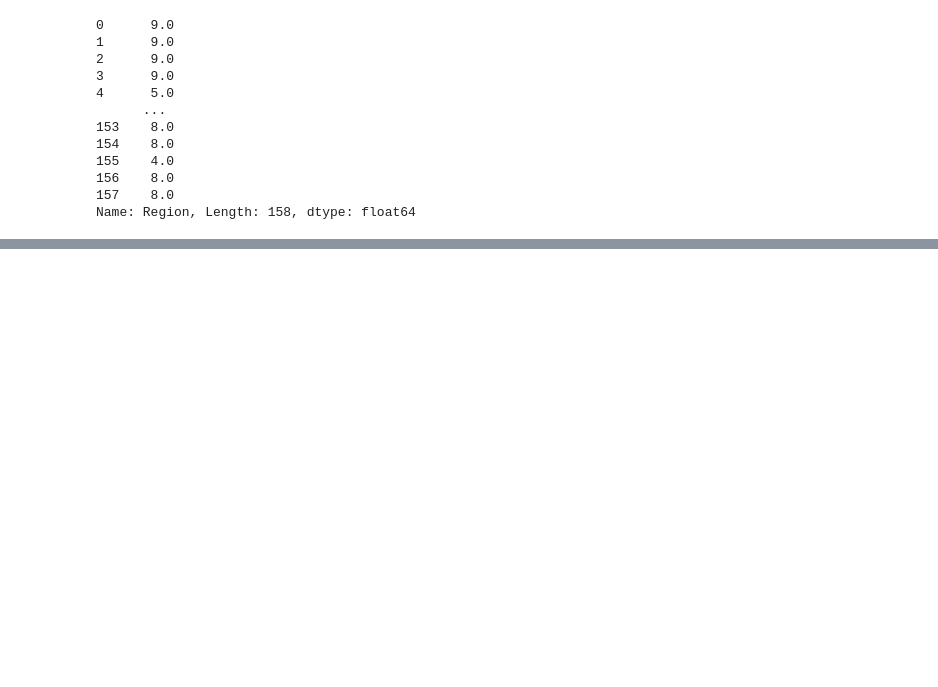
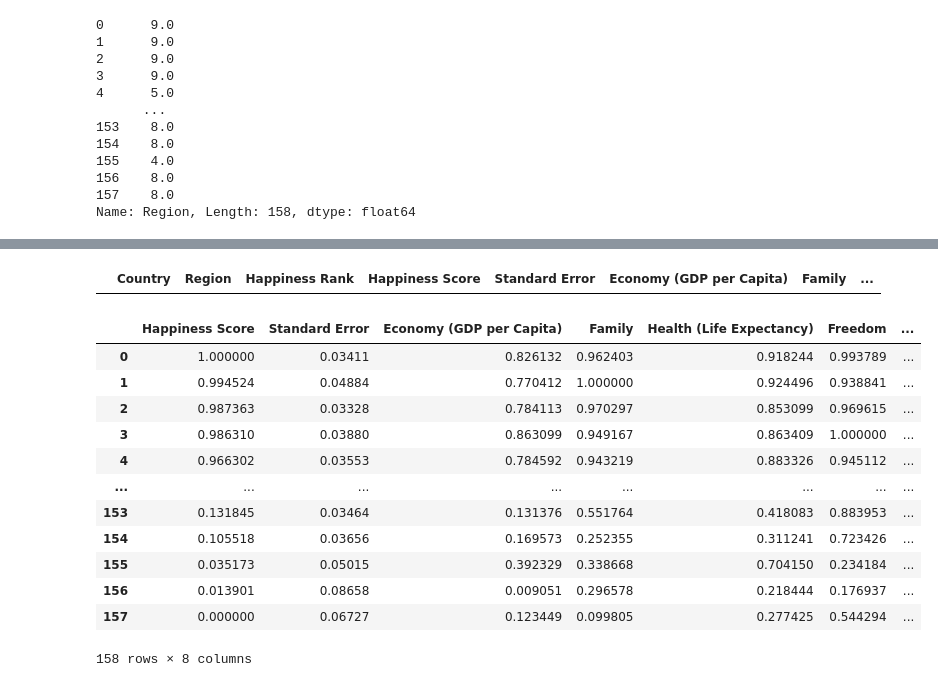
Before and after one commit to Danish3848/F20DL, a Jupyter notebook: Testing_out_Datasets.ipynb, the cells around one changed output, grey strips where cells are left out. Saved outputs shown, nothing was run; the diff lists cells and outputs as text; code cells hidden in the pictures; blank space fills up the shorter version.

Commit message:
Removed unusable columns and did standardization

```diff
--- a/Testing_out_Datasets.ipynb
+++ b/Testing_out_Datasets.ipynb
@@ -191,0 +186,5 @@ Name: Happiness Score, dtype: float64
+# %%
+scaler = MinMaxScaler()
+attr = ['Happiness Score','Family','Health (Life Expectancy)','Economy (GDP per Capita)','Freedom','Dystopia Residual','Trust (Government Corruption)']
+# %%
+happiness[attr] = pd.DataFrame(scaler.fit_transform(happiness[attr].values), columns=attr)
@@ -191,0 +200,25 @@ Name: Happiness Score, dtype: float64
+# %%
+null_rows=happiness[happiness.isnull().any(axis=1)].head()
+null_rows
+# %% [output]
+|  | Country | Region | Happiness Rank | Happiness Score | Standard Error | Economy (GDP per Capita) | Family | ... |
+# %%
+happiness=happiness.drop("Generosity", axis=1)
+happiness=happiness.drop("Region", axis=1)
+happiness=happiness.drop("Country", axis=1)
+happiness=happiness.drop("Happiness Rank", axis=1)
+happiness
+# %% [output]
+|  | Happiness Score | Standard Error | Economy (GDP per Capita) | Family | Health (Life Expectancy) | Freedom | ... |
+| 0 | 1.000000 | 0.03411 | 0.826132 | 0.962403 | 0.918244 | 0.993789 | ... |
+| 1 | 0.994524 | 0.04884 | 0.770412 | 1.000000 | 0.924496 | 0.938841 | ... |
+| 2 | 0.987363 | 0.03328 | 0.784113 | 0.970297 | 0.853099 | 0.969615 | ... |
+| 3 | 0.986310 | 0.03880 | 0.863099 | 0.949167 | 0.863409 | 1.000000 | ... |
+| 4 | 0.966302 | 0.03553 | 0.784592 | 0.943219 | 0.883326 | 0.945112 | ... |
+| ... | ... | ... | ... | ... | ... | ... | ... |
+| 153 | 0.131845 | 0.03464 | 0.131376 | 0.551764 | 0.418083 | 0.883953 | ... |
+| 154 | 0.105518 | 0.03656 | 0.169573 | 0.252355 | 0.311241 | 0.723426 | ... |
+| 155 | 0.035173 | 0.05015 | 0.392329 | 0.338668 | 0.704150 | 0.234184 | ... |
+| 156 | 0.013901 | 0.08658 | 0.009051 | 0.296578 | 0.218444 | 0.176937 | ... |
+| 157 | 0.000000 | 0.06727 | 0.123449 | 0.099805 | 0.277425 | 0.544294 | ... |
+158 rows × 8 columns
```
Also changed, not shown: parts of 9 cells of this notebook.
